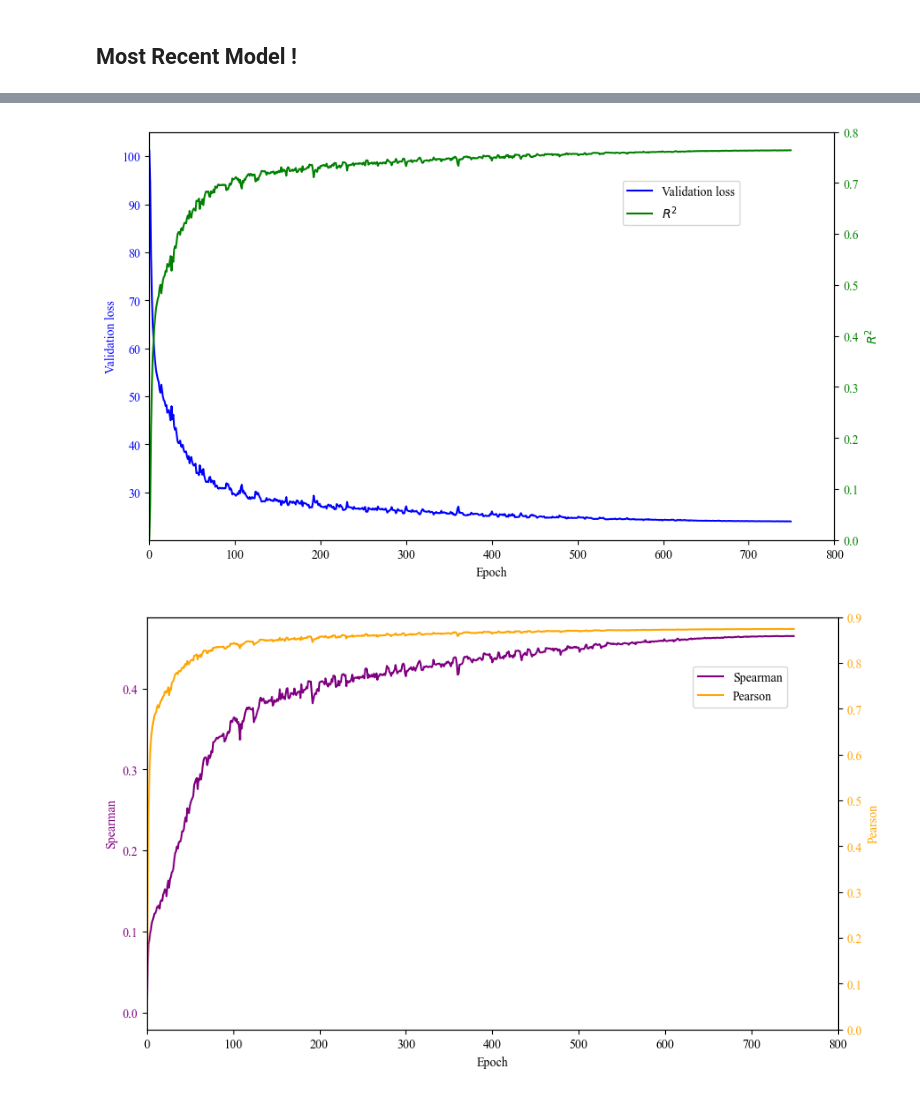
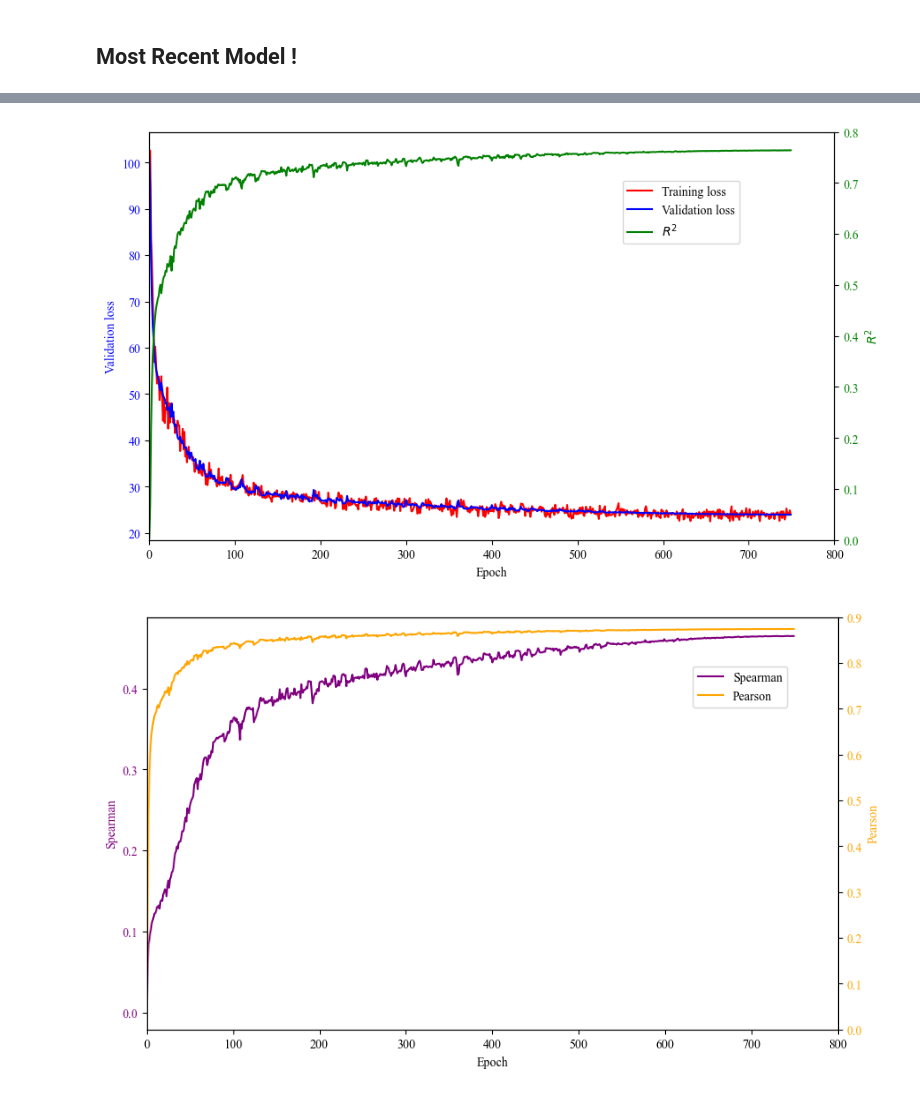
Before and after one commit to govindgoel/ml, a Jupyter notebook: scripts/visualization/visualize_training_data.ipynb, the cells around one changed output, grey strips where cells are left out. Saved outputs shown, nothing was run; the diff lists cells and outputs as text; code cells hidden in the pictures.

```diff
--- a/scripts/visualization/visualize_training_data.ipynb
+++ b/scripts/visualization/visualize_training_data.ipynb
@@ -3,9 +3,12 @@ import pandas as pd
 import matplotlib.pyplot as plt
 
 # Read the CSV files
-df_loss = pd.read_csv('loss.csv')
-df_r = pd.read_csv('r_squared.csv')
-df_lr = pd.read_csv('lr_.csv')
+df_loss = pd.read_csv('val_loss.csv')
+df_train_loss = pd.read_csv('train_loss.csv')
+df_r = pd.read_csv('r2.csv')
+df_lr = pd.read_csv('lr.csv')
+
+run_name = 'wannabe_best_6'
 # %%
 df_lr.columns
 # %% [output]
@@ -293,37 +250,38 @@ import matplotlib.pyplot as plt
 # Set the font to Times New Roman
 plt.rcParams['font.family'] = 'Times New Roman'
 
 # Create a figure and axis
 fig, ax1 = plt.subplots(figsize=(10, 6))
 
 epoch_steps = range(750)
 
 # Plot the loss with x-axis starting from 0
-ax1.plot(epoch_steps, df_val_loss['wannabe_best_6 - val_loss'], label='Validation loss', color='b')
+ax1.plot(epoch_steps, df_train_loss[run_name + ' - train_loss'], label='Training loss', color='r')
+ax1.plot(epoch_steps, df_val_loss[run_name + ' - val_loss'], label='Validation loss', color='b')
 ax1.set_xlabel('Epoch')
 ax1.set_ylabel('Validation loss', color='b')
 ax1.tick_params(axis='y', labelcolor='b')
 
 # Create a secondary y-axis
 ax2 = ax1.twinx()
-ax2.plot(epoch_steps, df_r2['wannabe_best_6 - r^2'], label=r"$R^2$", color='g')
+ax2.plot(epoch_steps, df_r2[run_name + ' - r^2'], label=r"$R^2$", color='g')
 ax2.set_ylabel(r"$R^2$", color='g')
 ax2.set_ylim(0, 0.8)  # Set y-axis limits for R squared
 ax2.tick_params(axis='y', labelcolor='g')
 
 plt.xlim(left=0)
 plt.xlim(right=800)
 # plt.ylim(bottom=0)
 # Add legends
 fig.legend(loc='upper right', bbox_to_anchor=(0.8, 0.8))
 
 # Save the figure
-# plt.savefig('loss_plot.png', dpi=500, bbox_inches='tight')  # Save as a high-resolution image
+plt.savefig('loss_plot.png', dpi=500, bbox_inches='tight')  # Save as a high-resolution image
 
 # Show the plot
 plt.show()
 # %% [output]
-[figure, old version]
+[figure, new version]
 # %%
 import pandas as pd
 import matplotlib.pyplot as plt
```
Also changed, not shown: parts of 9 cells of this notebook.
